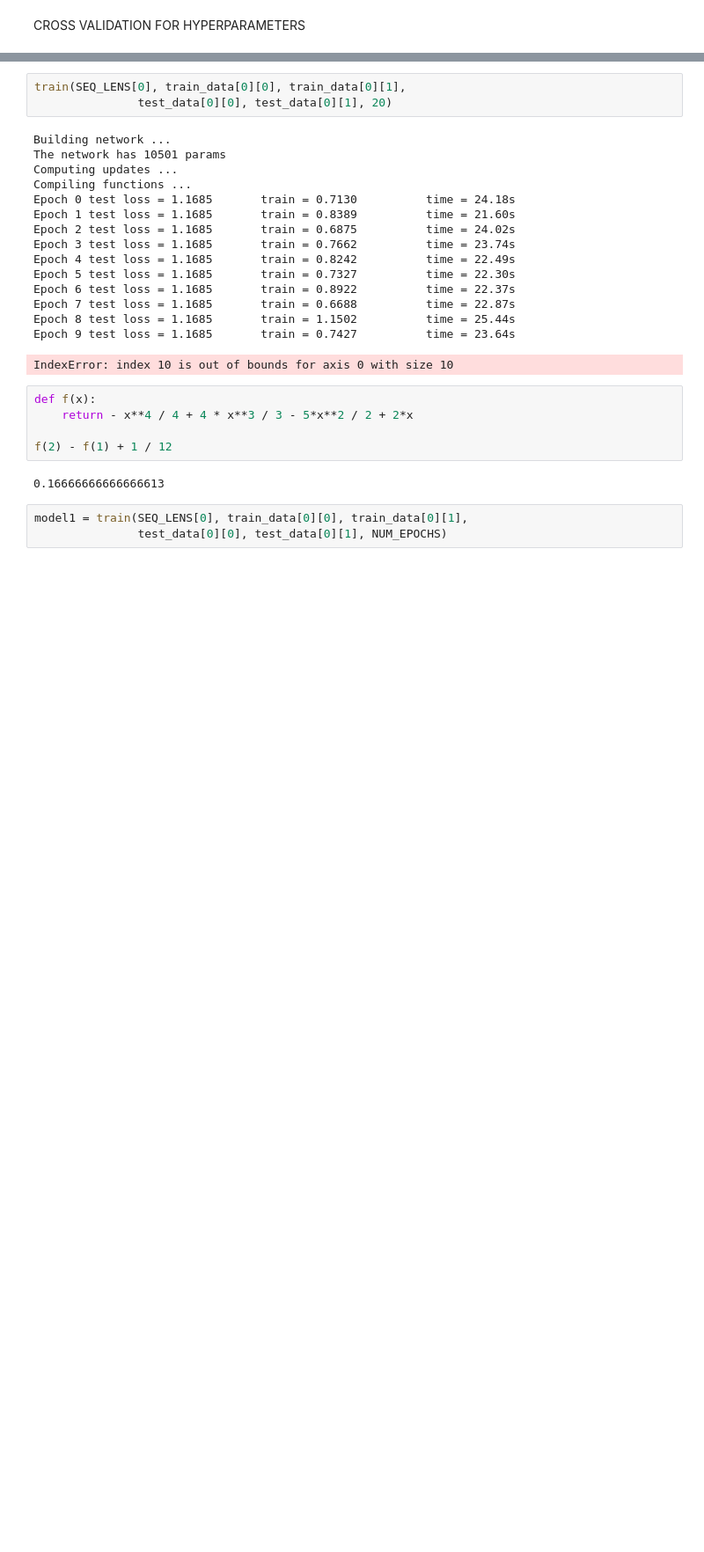
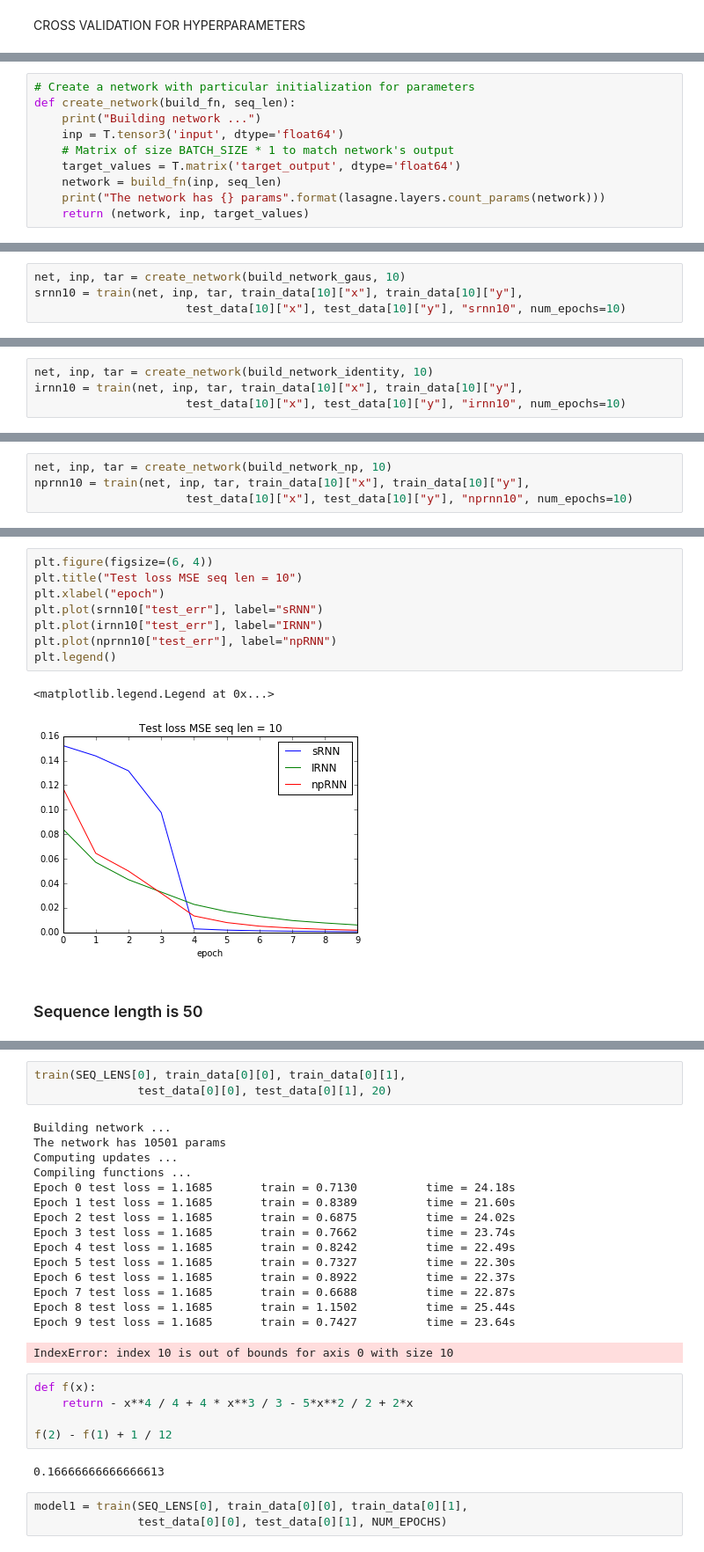
Before and after one commit to PolinaKirichenko/rnn, a Jupyter notebook: addition.ipynb, the cells around one changed output, grey strips where cells are left out. Shown at 88% size. Drawn from its saved outputs; the diff is of its cells as text; blank space fills up the shorter version.

Commit message:
sRNN, IRNN and npRNN performence comparison

```diff
--- a/addition.ipynb
+++ b/addition.ipynb
@@ -141,0 +140,10 @@ def train(seq_len, Xtrain, ytrain, Xtest, ytest, num_epochs=NUM_EPOCHS):
+# %%
+# Create a network with particular initialization for parameters
+def create_network(build_fn, seq_len):
+    print("Building network ...")
+    inp = T.tensor3('input', dtype='float64')
+    # Matrix of size BATCH_SIZE * 1 to match network's output
+    target_values = T.matrix('target_output', dtype='float64')
+    network = build_fn(inp, seq_len)
+    print("The network has {} params".format(lasagne.layers.count_params(network)))
+    return (network, inp, target_values)
@@ -141,0 +199,4 @@ def train(seq_len, Xtrain, ytrain, Xtest, ytest, num_epochs=NUM_EPOCHS):
+# %%
+net, inp, tar = create_network(build_network_gaus, 10)
+srnn10 = train(net, inp, tar, train_data[10]["x"], train_data[10]["y"],
+                      test_data[10]["x"], test_data[10]["y"], "srnn10", num_epochs=10)
@@ -141,0 +221,4 @@ def train(seq_len, Xtrain, ytrain, Xtest, ytest, num_epochs=NUM_EPOCHS):
+# %%
+net, inp, tar = create_network(build_network_identity, 10)
+irnn10 = train(net, inp, tar, train_data[10]["x"], train_data[10]["y"],
+                      test_data[10]["x"], test_data[10]["y"], "irnn10", num_epochs=10)
@@ -141,0 +243,4 @@ def train(seq_len, Xtrain, ytrain, Xtest, ytest, num_epochs=NUM_EPOCHS):
+# %%
+net, inp, tar = create_network(build_network_np, 10)
+nprnn10 = train(net, inp, tar, train_data[10]["x"], train_data[10]["y"],
+                      test_data[10]["x"], test_data[10]["y"], "nprnn10", num_epochs=10)
@@ -141,0 +265,13 @@ def train(seq_len, Xtrain, ytrain, Xtest, ytest, num_epochs=NUM_EPOCHS):
+# %%
+plt.figure(figsize=(6, 4))
+plt.title("Test loss MSE seq len = 10")
+plt.xlabel("epoch")
+plt.plot(srnn10["test_err"], label="sRNN")
+plt.plot(irnn10["test_err"], label="IRNN")
+plt.plot(nprnn10["test_err"], label="npRNN")
+plt.legend()
+# %% [output]
+<matplotlib.legend.Legend at 0x...>
+[figure, added]
+# %% [markdown]
+### Sequence length is 50
```
Also changed, not shown: parts of 56 cells of this notebook.
